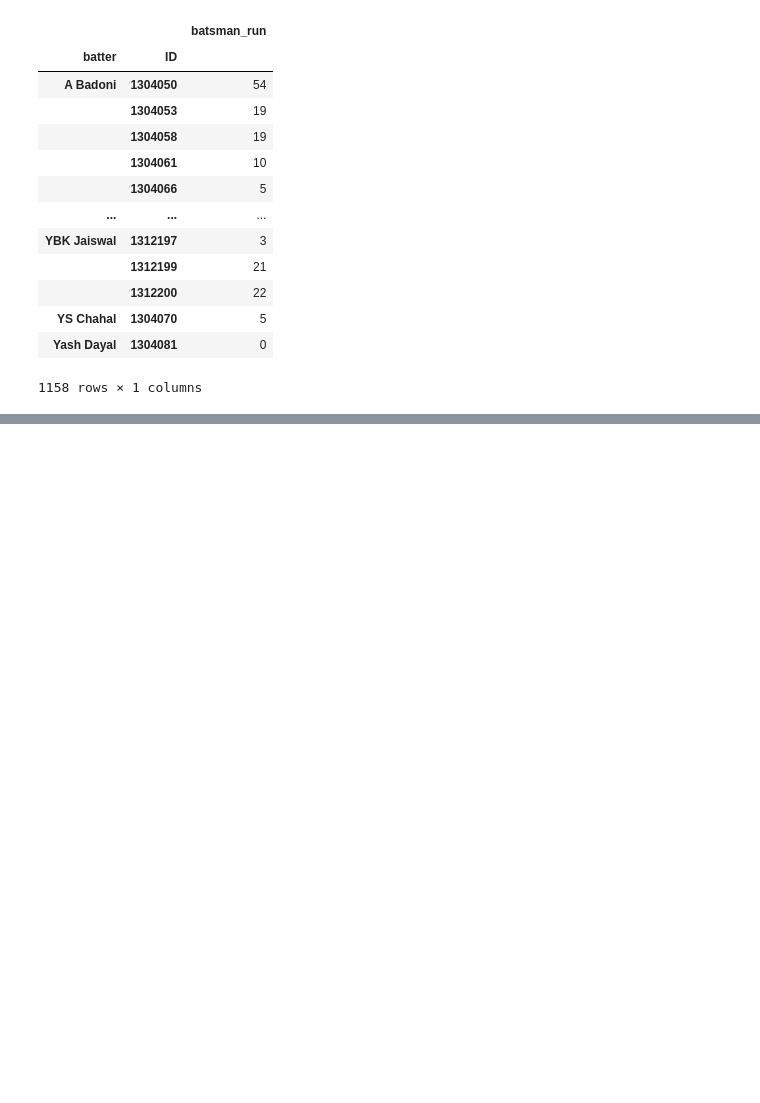
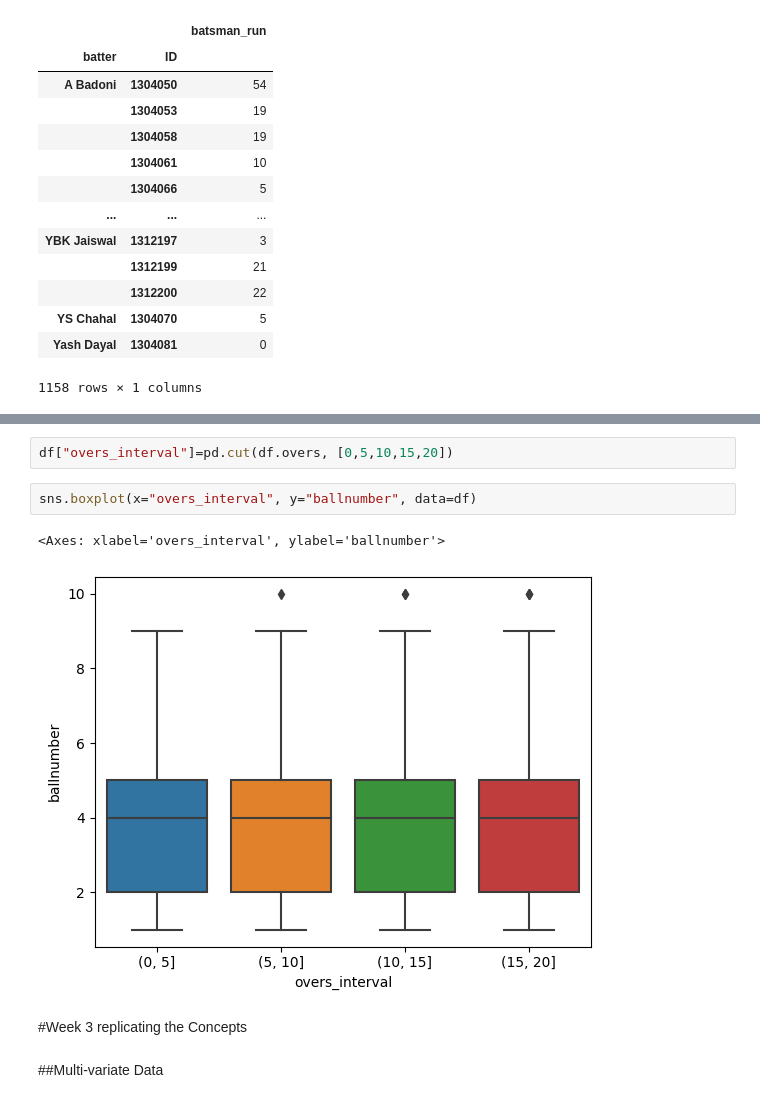
Before and after one commit to nadeemtaj407/Statistics_with_python_spacialization, a Jupyter notebook: Portfolio_Project_2.ipynb, the cells around one changed output, grey strips where cells are left out. Drawn from its saved outputs; the diff is of its cells as text; blank space fills up the shorter version.

```diff
--- a/Portfolio_Project_2.ipynb
+++ b/Portfolio_Project_2.ipynb
@@ -360,0 +481,12 @@ sns.boxplot()
+# %%
+df["overs_interval"]=pd.cut(df.overs, [0,5,10,15,20])
+# %%
+sns.boxplot(x="overs_interval", y="ballnumber", data=df)
+# %% [output]
+<Axes: xlabel='overs_interval', ylabel='ballnumber'>
+[figure, added]
+# %% [markdown]
+#Week 3
+replicating the Concepts
+# %% [markdown]
+##Multi-variate Data
```
Also changed, not shown: parts of 33 cells of this notebook.
